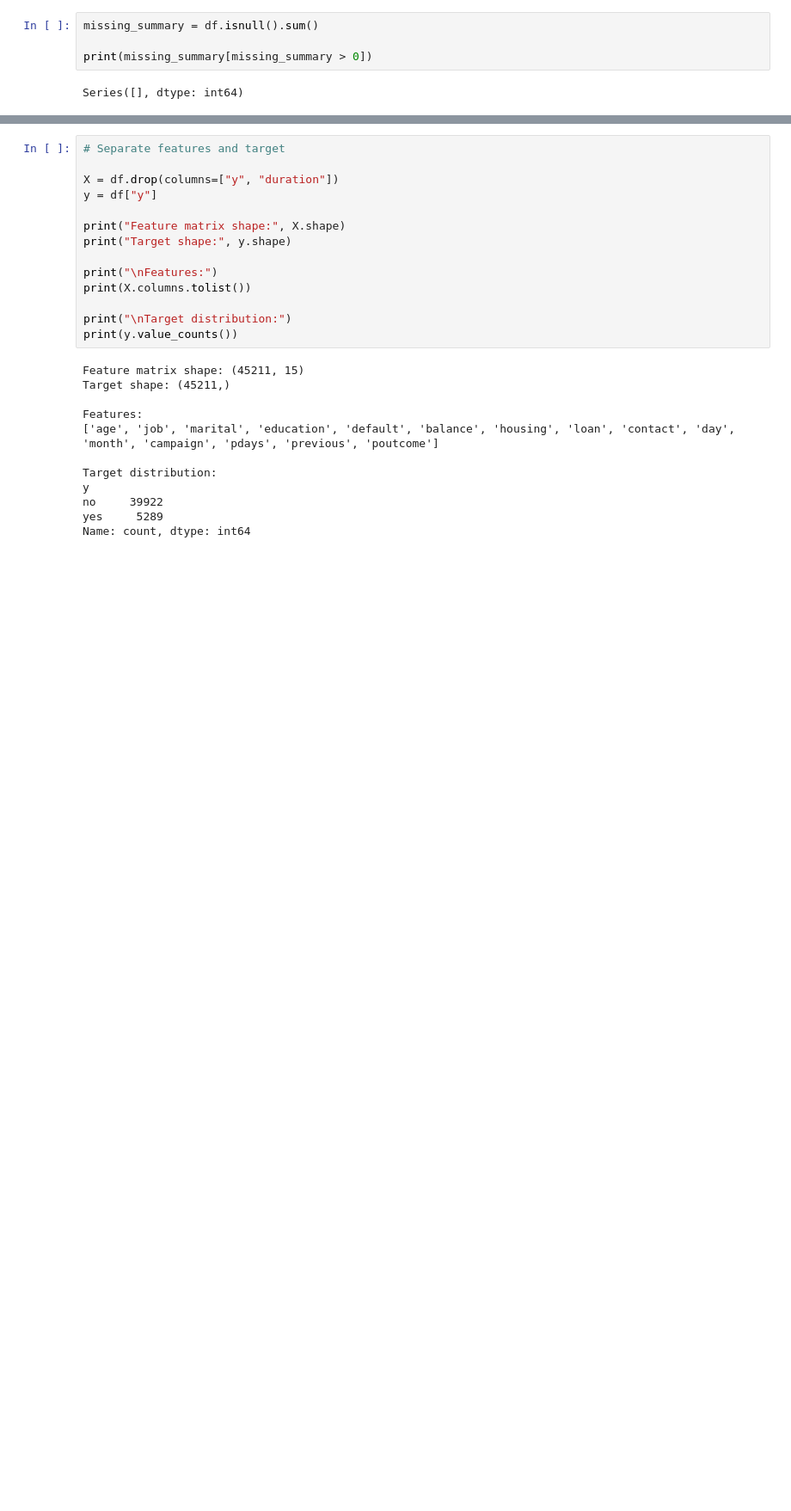
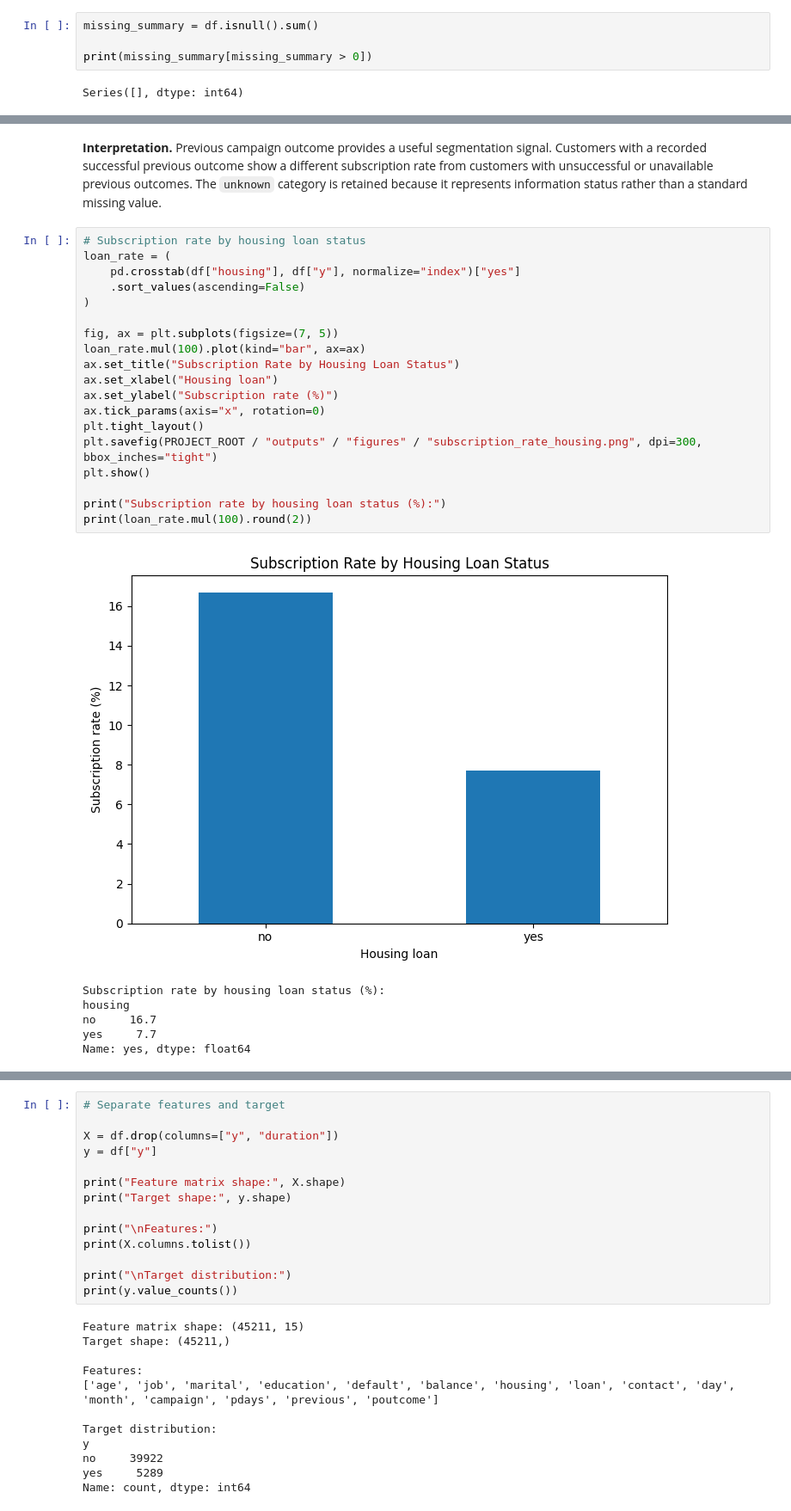
Before and after one commit to Tam-Davies/Predicting-Customer-Term-Deposit-Subscription-Using-Supervised-Machine-Learning, a Jupyter notebook: notebooks/bank_marketing_classification.ipynb, the cells around one changed output, grey strips where cells are left out. Shown at 86% size. Saved outputs shown, nothing was run; the diff lists cells and outputs as text; blank space fills up the shorter version.

```diff
--- a/notebooks/bank_marketing_classification.ipynb
+++ b/notebooks/bank_marketing_classification.ipynb
@@ -91,0 +169,28 @@ Series([], dtype: int64)
+# %% [markdown]
+**Interpretation.** Previous campaign outcome provides a useful segmentation signal. Customers with a recorded successful previous outcome show a different subscription rate from customers with unsuccessful or unavailable previous outcomes. The `unknown` category is retained because it represents information status rather than a standard missing value.
+# %%
+# Subscription rate by housing loan status
+loan_rate = (
+    pd.crosstab(df["housing"], df["y"], normalize="index")["yes"]
+    .sort_values(ascending=False)
+)
+
+fig, ax = plt.subplots(figsize=(7, 5))
+loan_rate.mul(100).plot(kind="bar", ax=ax)
+ax.set_title("Subscription Rate by Housing Loan Status")
+ax.set_xlabel("Housing loan")
+ax.set_ylabel("Subscription rate (%)")
+ax.tick_params(axis="x", rotation=0)
+plt.tight_layout()
+plt.savefig(PROJECT_ROOT / "outputs" / "figures" / "subscription_rate_housing.png", dpi=300, bbox_inches="tight")
+plt.show()
+
+print("Subscription rate by housing loan status (%):")
+print(loan_rate.mul(100).round(2))
+# %% [output]
+[figure, added]
+Subscription rate by housing loan status (%):
+housing
+no     16.7
+yes     7.7
+Name: yes, dtype: float64
```
Also changed, not shown: parts of 37 cells of this notebook.
